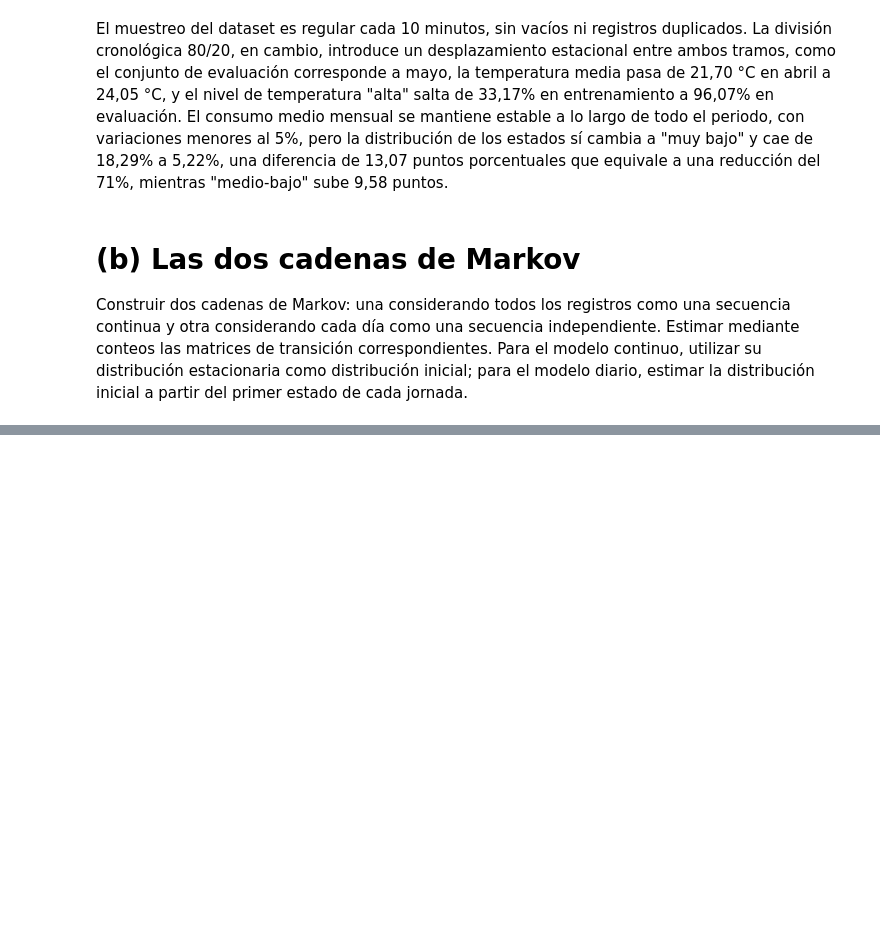
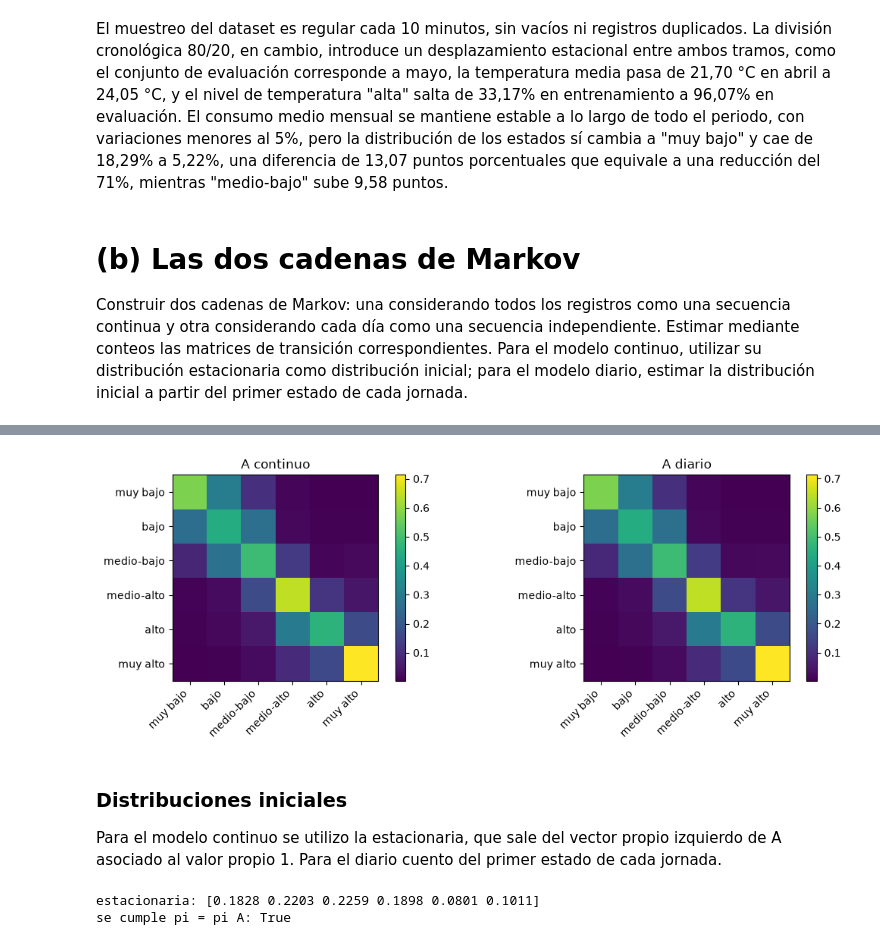
Before and after one commit to Shimumuu/Tareas_AI_2026, a Jupyter notebook: Magdalena_Correa_Martin_Melo_Tarea1_Part2.ipynb, the cells around one changed output, grey strips where cells are left out. Cells and saved outputs as stored; diff of their text form; code cells hidden in the pictures; blank space fills up the shorter version.

```diff
--- a/Magdalena_Correa_Martin_Melo_Tarea1_Part2.ipynb
+++ b/Magdalena_Correa_Martin_Melo_Tarea1_Part2.ipynb
@@ -292,0 +306,23 @@ distribución inicial a partir del primer estado de cada jornada.
+# %%
+def contar_transiciones(secuencias):
+    C = np.zeros((6, 6))
+    for s in secuencias:
+        for i, j in zip(s[:-1], s[1:]):
+            C[i, j] += 1
+    return C
+
+# Modelo continuo: una sola secuencia
+sec_continua = [train["estado"].to_numpy()]
+
+# Modelo diario: una secuencia por día completo
+sec_diarias = [g["estado"].to_numpy() for _, g in train.groupby("dia") if len(g) == 144]
+
+C_cont = contar_transiciones(sec_continua)
+C_dia = contar_transiciones(sec_diarias)
+
+A_cont = (C_cont + 1) / (C_cont + 1).sum(axis=1, keepdims=True)
+A_dia = (C_dia + 1) / (C_dia + 1).sum(axis=1, keepdims=True)
+
+print("transiciones continuo:", int(C_cont.sum()))
+print("transiciones diario:  ", int(C_dia.sum()), f"({len(sec_diarias)} días)")
+print("celdas en cero:", int((C_cont == 0).sum()), "/", int((C_dia == 0).sum()))
@@ -292,0 +357,27 @@ distribución inicial a partir del primer estado de cada jornada.
+# %%
+fig, ax = plt.subplots(1, 2, figsize=(11, 4))
+for e, (M, t) in zip(ax, [(A_cont, "A continuo"), (A_dia, "A diario")]):
+    im = e.imshow(M)
+    e.set_xticks(range(6)); e.set_xticklabels(estados, rotation=45, ha="right")
+    e.set_yticks(range(6)); e.set_yticklabels(estados)
+    e.set_title(t)
+    fig.colorbar(im, ax=e, fraction=0.046)
+plt.tight_layout()
+plt.show()
+# %% [output]
+[figure, added]
+# %% [markdown]
+### Distribuciones iniciales
+
+Para el modelo continuo se utilizo la estacionaria, que sale del vector propio izquierdo de A asociado al valor propio 1. Para el diario cuento del primer estado de cada jornada.
+# %%
+valores, vectores = np.linalg.eig(A_cont.T)
+k = np.argmin(np.abs(valores - 1))
+pi_cont = np.real(vectores[:, k])
+pi_cont = pi_cont / pi_cont.sum()
+
+print("estacionaria:", pi_cont.round(4))
+print("se cumple pi = pi A:", np.allclose(np.dot(pi_cont, A_cont), pi_cont))
+# %% [output]
+estacionaria: [0.1828 0.2203 0.2259 0.1898 0.0801 0.1011]
+se cumple pi = pi A: True
```
Also changed, not shown: parts of 20 cells of this notebook.
